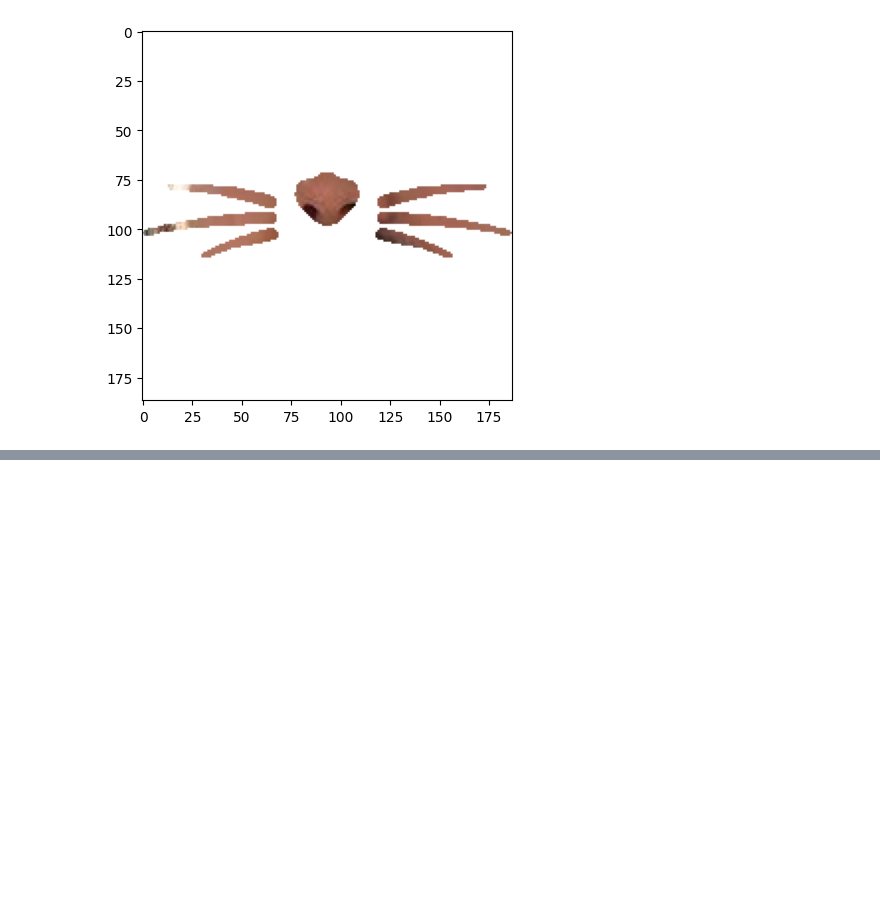
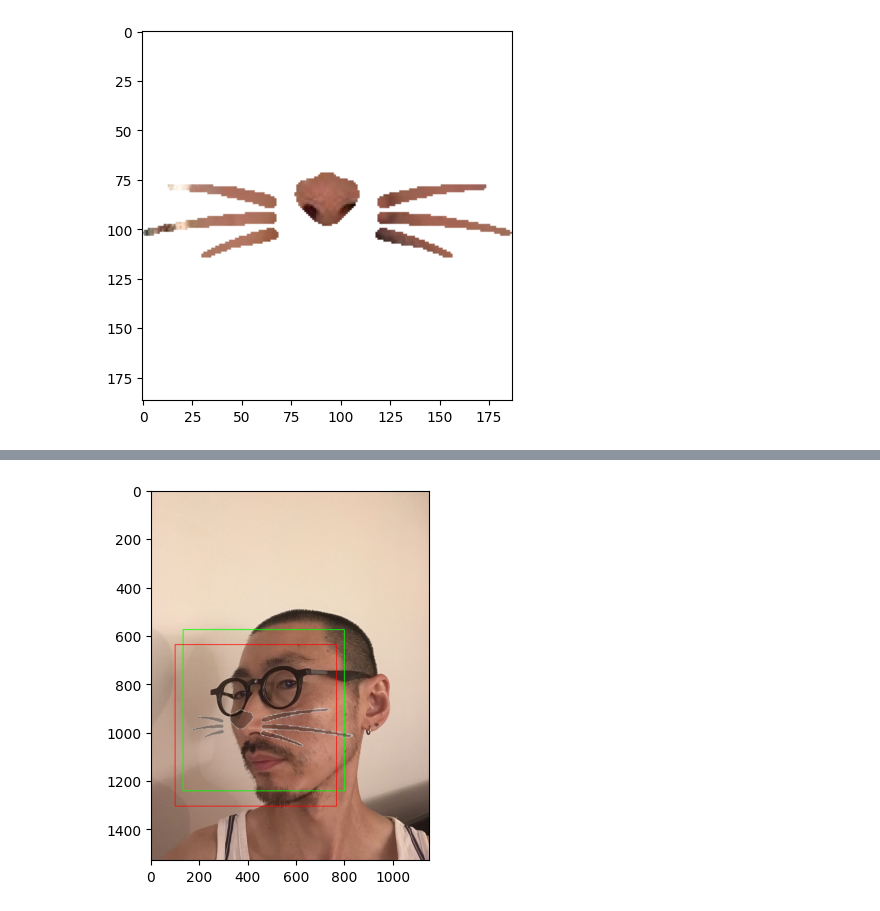
Before and after one commit to knachinen/aiffel_quest, a Jupyter notebook: m3_exploration_06/expl_06_prj_main.ipynb, the cells around one changed output, grey strips where cells are left out. Cells and saved outputs as stored; diff of their text form; code cells hidden in the pictures; blank space fills up the shorter version.

```diff
--- a/m3_exploration_06/expl_06_prj_main.ipynb
+++ b/m3_exploration_06/expl_06_prj_main.ipynb
@@ -212,0 +318,20 @@ plt.show()
+# %%
+x_mod += 70  # 스티커를 코에 위치해야할 조정값, 역시 수동으로... 위치 조정
+# %%
+# 스티커 부분 이미지
+sticker_area = img_side_bgr[y_mod:y_mod + img_warp.shape[0],
+                            x_mod:x_mod + img_warp.shape[1]]
+# 마스킹 이미지
+img_mask = np.where(img_warp==0, sticker_area, 255).astype(np.uint8)
+# 블렌딩, 7:3 비율
+img_blend = cv2.addWeighted(img_mask, 0.7, img_warp, 0.3, 0)
+# 기존 이미지에 합성
+img_merge = np.where(img_blend>200, sticker_area, img_blend).astype(np.uint8)
+# 최종 이미지 출력
+img_side_bgr[y_mod:y_mod + img_warp.shape[0],
+             x_mod:x_mod + img_warp.shape[1]] = img_merge
+
+plt.imshow(cv2.cvtColor(img_side_bgr, cv2.COLOR_BGR2RGB))
+plt.show()
+# %% [output]
+[figure, added]
```
Also changed, not shown: parts of 28 cells of this notebook, 1 other file.
